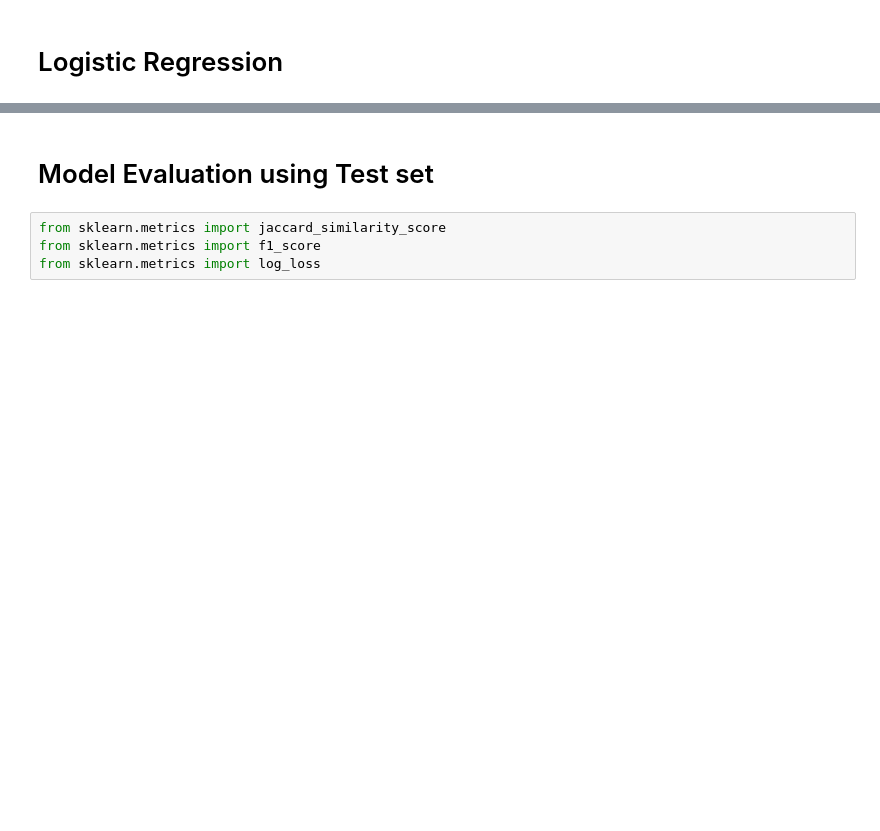
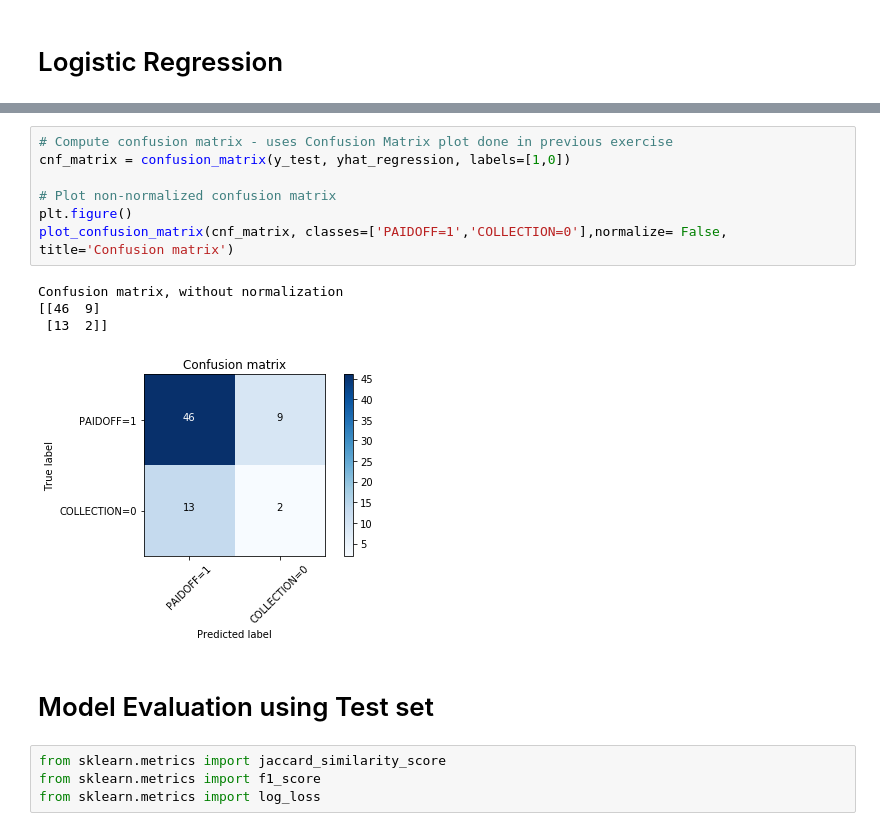
Before and after one commit to javierbetancourt/Coursera-Machine-Learning, a Jupyter notebook: Machine Learning Project_Coursera.ipynb, the cells around one changed output, grey strips where cells are left out. Cells and saved outputs as stored; diff of their text form; blank space fills up the shorter version.

```diff
--- a/Machine Learning Project_Coursera.ipynb
+++ b/Machine Learning Project_Coursera.ipynb
@@ -457,3 +498,15 @@ def plot_confusion_matrix(cm, classes,
+# %%
+# Compute confusion matrix - uses Confusion Matrix plot done in previous exercise
+cnf_matrix = confusion_matrix(y_test, yhat_regression, labels=[1,0])
+
+# Plot non-normalized confusion matrix
+plt.figure()
+plot_confusion_matrix(cnf_matrix, classes=['PAIDOFF=1','COLLECTION=0'],normalize= False,  title='Confusion matrix')
+# %% [output]
+Confusion matrix, without normalization
+[[46  9]
+ [13  2]]
+[figure, added]
 # %% [markdown]
 # Model Evaluation using Test set
 # %%
```
Also changed, not shown: parts of 7 cells of this notebook.
